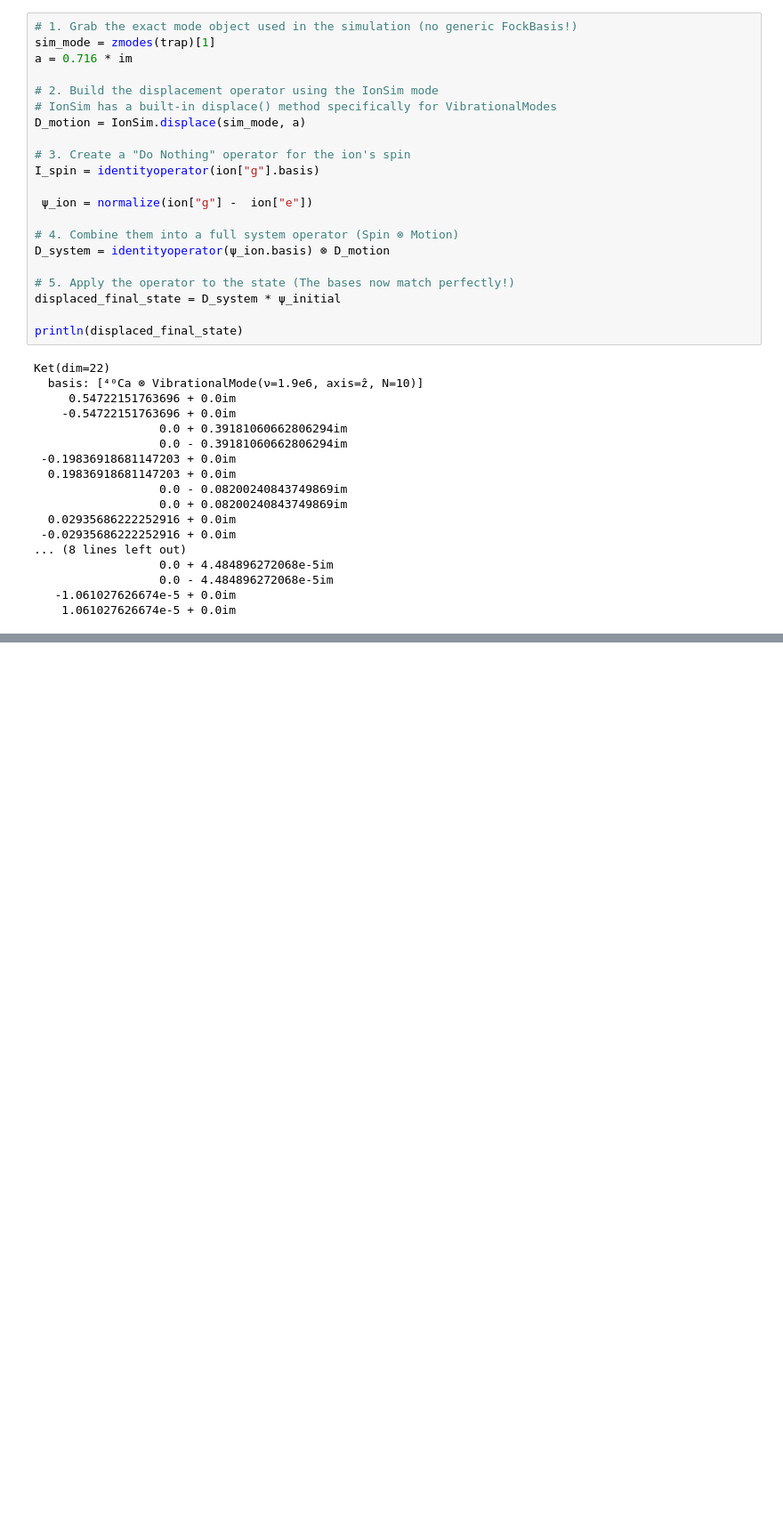
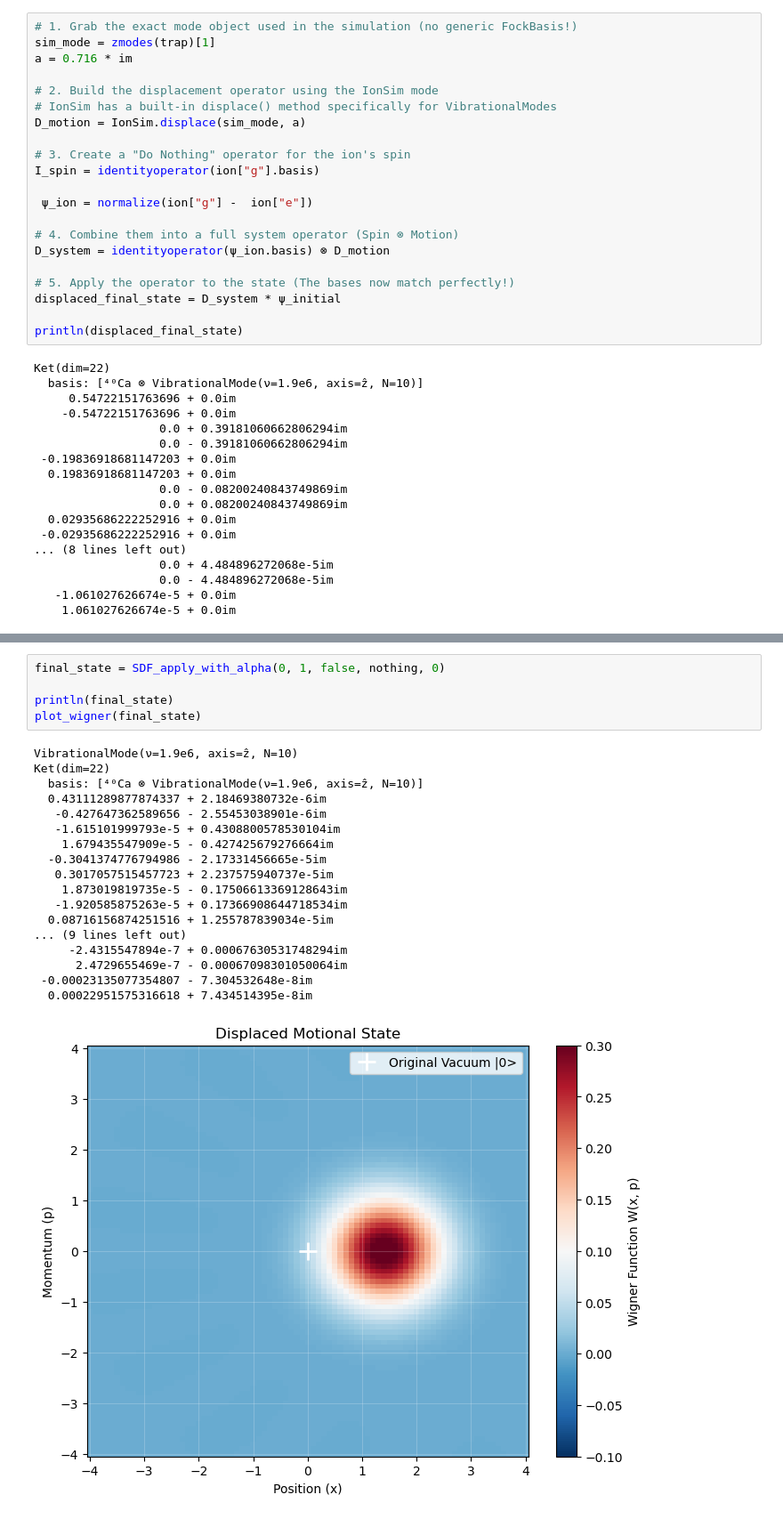
Before and after one commit to park2003/TestSQRLab, a Jupyter notebook: SDF_Strength.ipynb, the cells around one changed output, grey strips where cells are left out. Shown at 89% size. Saved outputs shown, nothing was run; the diff lists cells and outputs as text; blank space fills up the shorter version.

```diff
--- a/SDF_Strength.ipynb
+++ b/SDF_Strength.ipynb
@@ -393,0 +484,24 @@ Ket(dim=22)
+# %%
+final_state = SDF_apply_with_alpha(0, 1, false, nothing, 0)
+
+println(final_state)
+plot_wigner(final_state)
+# %% [output]
+VibrationalMode(ν=1.9e6, axis=ẑ, N=10)
+Ket(dim=22)
+  basis: [⁴⁰Ca ⊗ VibrationalMode(ν=1.9e6, axis=ẑ, N=10)]
+  0.43111289877874337 + 2.18469380732e-6im
+   -0.427647362589656 - 2.55453038901e-6im
+   -1.615101999793e-5 + 0.4308800578530104im
+    1.679435547909e-5 - 0.427425679276664im
+  -0.3041374776794986 - 2.17331456665e-5im
+   0.3017057515457723 + 2.237575940737e-5im
+    1.873019819735e-5 - 0.17506613369128643im
+   -1.920585875263e-5 + 0.17366908644718534im
+  0.08716156874251516 + 1.255787839034e-5im
+... (9 lines left out)
+     -2.4315547894e-7 + 0.00067630531748294im
+      2.4729655469e-7 - 0.00067098301050064im
+ -0.00023135077354807 - 7.304532648e-8im
+  0.00022951575316618 + 7.434514395e-8im
+[figure, added]
```
Also changed, not shown: parts of 15 cells of this notebook.
